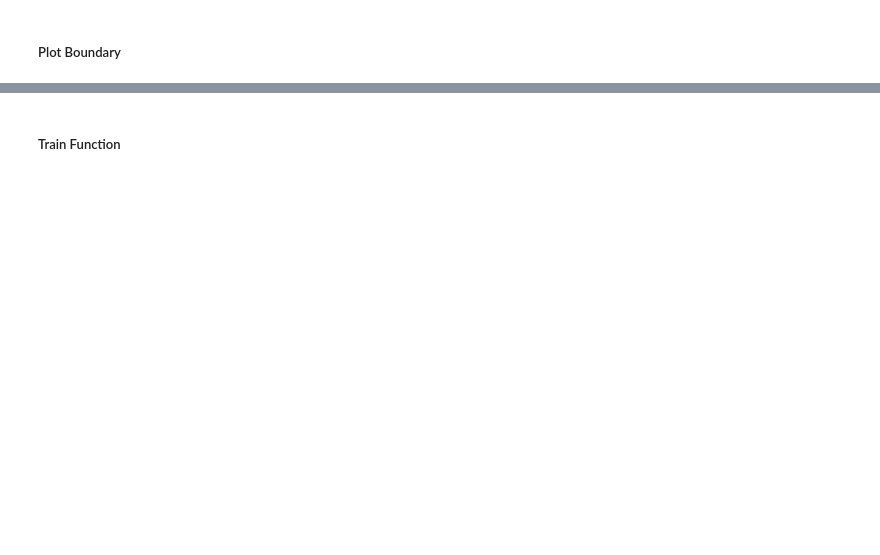
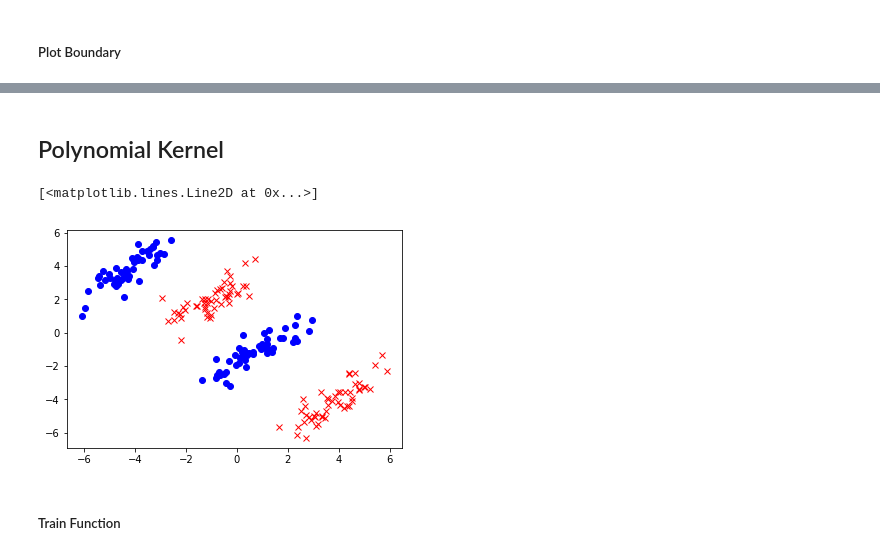
Before and after one commit to mustafa-qamaruddin/ml-course, a Jupyter notebook: Module 005.ipynb, the cells around one changed output, grey strips where cells are left out. Saved outputs shown, nothing was run; the diff lists cells and outputs as text; code cells hidden in the pictures; blank space fills up the shorter version.

```diff
--- a/Module 005.ipynb
+++ b/Module 005.ipynb
@@ -350,3 +350,27 @@ plt.plot((-2,4), ((-1-w[0] * -2 - b)/w[1], (-1-w[0] * 4 - b)/w[1]), "k--")
+# %% [markdown]
+<h2>Polynomial Kernel</h2>
+# %%
+    def gen_non_lin_separable_data():
+        mean1 = [-1, 2]
+        mean2 = [1, -1]
+        mean3 = [4, -4]
+        mean4 = [-4, 4]
+        cov = [[1.0,0.8], [0.8, 1.0]]
+        X1 = np.random.multivariate_normal(mean1, cov, 50)
+        X1 = np.vstack((X1, np.random.multivariate_normal(mean3, cov, 50)))
+        y1 = np.ones(len(X1))
+        X2 = np.random.multivariate_normal(mean2, cov, 50)
+        X2 = np.vstack((X2, np.random.multivariate_normal(mean4, cov, 50)))
+        y2 = np.ones(len(X2)) * -1
+        return X1, y1, X2, y2
+# %%
+X_1, y_1, X_2, y_2 = gen_non_lin_separable_data()
+# %%
+plt.plot(X_1[:,0], X_1[:,1], "rx")
+plt.plot(X_2[:,0], X_2[:,1], "bo")
+# %% [output]
+[<matplotlib.lines.Line2D at 0x...>]
+[figure, added]
 # %% [markdown]
 <h5>Train Function</h5>
 # %%
```
Also changed, not shown: parts of 25 cells of this notebook.
